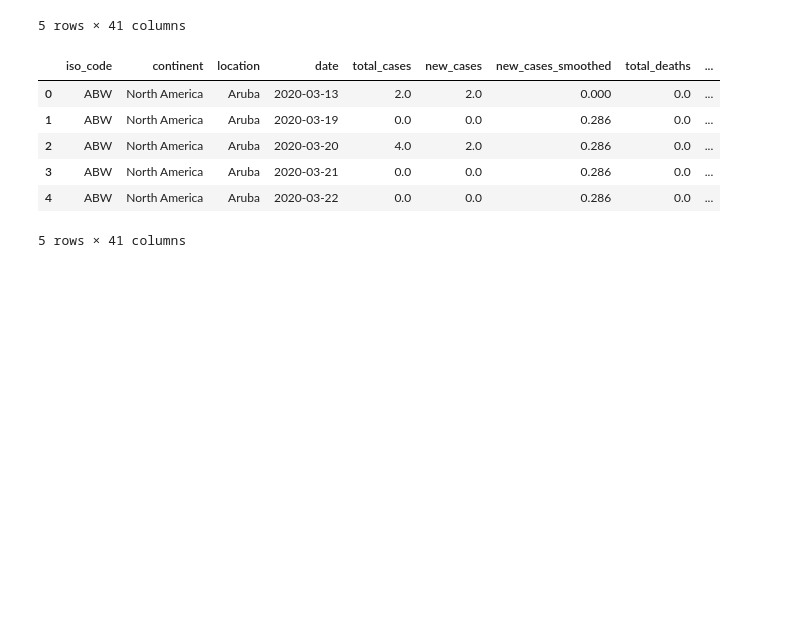
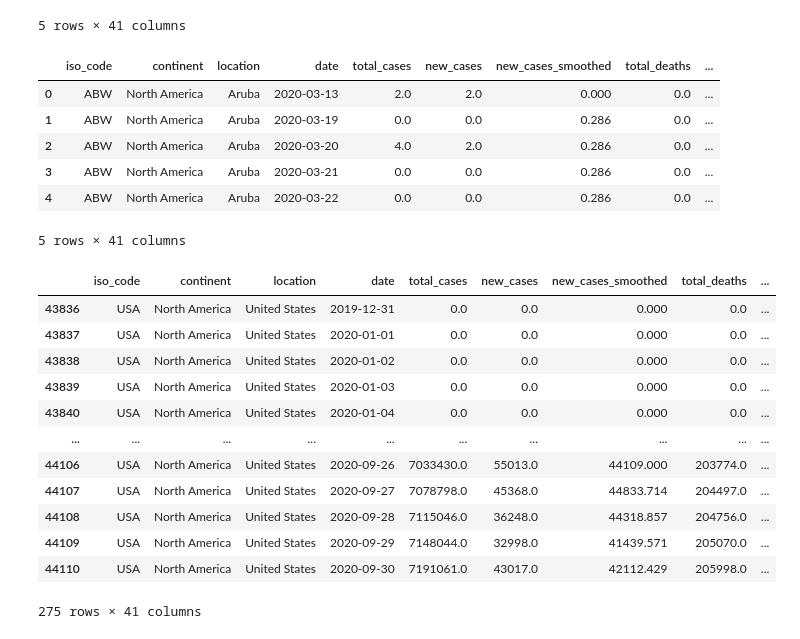
Before and after one commit to skumble27/COVID-19-Causation, a Jupyter notebook: project1.ipynb, the cells around one changed output. Cells and saved outputs as stored; diff of their text form; code cells hidden in the pictures; blank space fills up the shorter version.

```diff
--- a/project1.ipynb
+++ b/project1.ipynb
@@ -28,3 +28,21 @@ raw_data_cv19.head()
 | 3 | ABW | North America | Aruba | 2020-03-21 | 0.0 | 0.0 | 0.286 | 0.0 | ... |
 | 4 | ABW | North America | Aruba | 2020-03-22 | 0.0 | 0.0 | 0.286 | 0.0 | ... |
 5 rows × 41 columns
+# %%
+# Quick Perusal of US Data Frame
+us_raw_data = raw_data_cv19[raw_data_cv19['location']=='United States']
+us_raw_data
+# %% [output]
+|  | iso_code | continent | location | date | total_cases | new_cases | new_cases_smoothed | total_deaths | ... |
+| 43836 | USA | North America | United States | 2019-12-31 | 0.0 | 0.0 | 0.000 | 0.0 | ... |
+| 43837 | USA | North America | United States | 2020-01-01 | 0.0 | 0.0 | 0.000 | 0.0 | ... |
+| 43838 | USA | North America | United States | 2020-01-02 | 0.0 | 0.0 | 0.000 | 0.0 | ... |
+| 43839 | USA | North America | United States | 2020-01-03 | 0.0 | 0.0 | 0.000 | 0.0 | ... |
+| 43840 | USA | North America | United States | 2020-01-04 | 0.0 | 0.0 | 0.000 | 0.0 | ... |
+| ... | ... | ... | ... | ... | ... | ... | ... | ... | ... |
+| 44106 | USA | North America | United States | 2020-09-26 | 7033430.0 | 55013.0 | 44109.000 | 203774.0 | ... |
+| 44107 | USA | North America | United States | 2020-09-27 | 7078798.0 | 45368.0 | 44833.714 | 204497.0 | ... |
+| 44108 | USA | North America | United States | 2020-09-28 | 7115046.0 | 36248.0 | 44318.857 | 204756.0 | ... |
+| 44109 | USA | North America | United States | 2020-09-29 | 7148044.0 | 32998.0 | 41439.571 | 205070.0 | ... |
+| 44110 | USA | North America | United States | 2020-09-30 | 7191061.0 | 43017.0 | 42112.429 | 205998.0 | ... |
+275 rows × 41 columns
```
Also changed, not shown: parts of 8 cells of this notebook, 2 other files.
